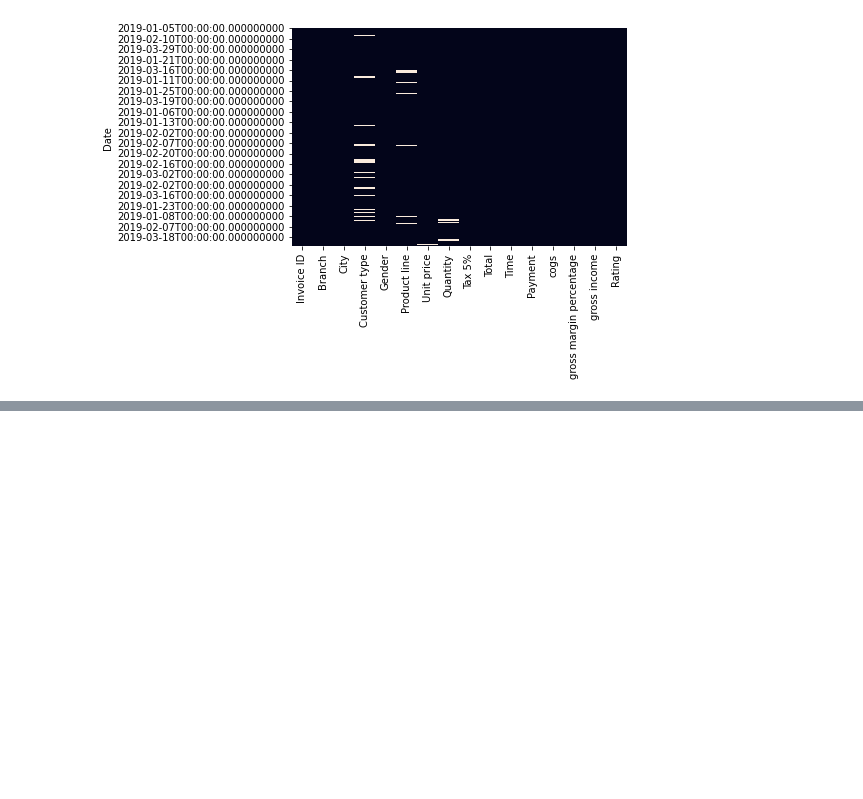
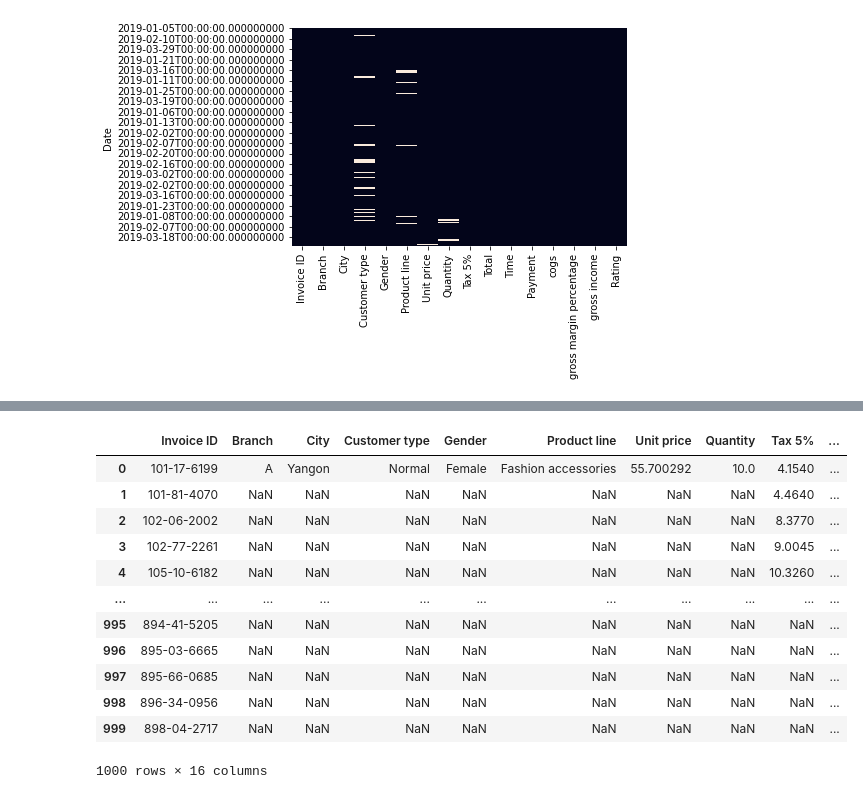
Before and after one commit to abhinavmehra4/EDA-Project-1, a Jupyter notebook: Project.ipynb, the cells around one changed output, grey strips where cells are left out. Cells and saved outputs as stored; diff of their text form; code cells hidden in the pictures; blank space fills up the shorter version.

```diff
--- a/Project.ipynb
+++ b/Project.ipynb
@@ -478,0 +506,17 @@ sns.heatmap(df.isnull(),cbar=False)
+# %%
+df.mode()
+#we get the mode but it is in the entire data set as the first row. So we must extract thi in the above format
+# %% [output]
+|  | Invoice ID | Branch | City | Customer type | Gender | Product line | Unit price | Quantity | Tax 5% | ... |
+| 0 | 101-17-6199 | A | Yangon | Normal | Female | Fashion accessories | 55.700292 | 10.0 | 4.1540 | ... |
+| 1 | 101-81-4070 | NaN | NaN | NaN | NaN | NaN | NaN | NaN | 4.4640 | ... |
+| 2 | 102-06-2002 | NaN | NaN | NaN | NaN | NaN | NaN | NaN | 8.3770 | ... |
+| 3 | 102-77-2261 | NaN | NaN | NaN | NaN | NaN | NaN | NaN | 9.0045 | ... |
+| 4 | 105-10-6182 | NaN | NaN | NaN | NaN | NaN | NaN | NaN | 10.3260 | ... |
+| ... | ... | ... | ... | ... | ... | ... | ... | ... | ... | ... |
+| 995 | 894-41-5205 | NaN | NaN | NaN | NaN | NaN | NaN | NaN | NaN | ... |
+| 996 | 895-03-6665 | NaN | NaN | NaN | NaN | NaN | NaN | NaN | NaN | ... |
+| 997 | 895-66-0685 | NaN | NaN | NaN | NaN | NaN | NaN | NaN | NaN | ... |
+| 998 | 896-34-0956 | NaN | NaN | NaN | NaN | NaN | NaN | NaN | NaN | ... |
+| 999 | 898-04-2717 | NaN | NaN | NaN | NaN | NaN | NaN | NaN | NaN | ... |
+1000 rows × 16 columns
```
Also changed, not shown: parts of 14 cells of this notebook, 1 other file.
